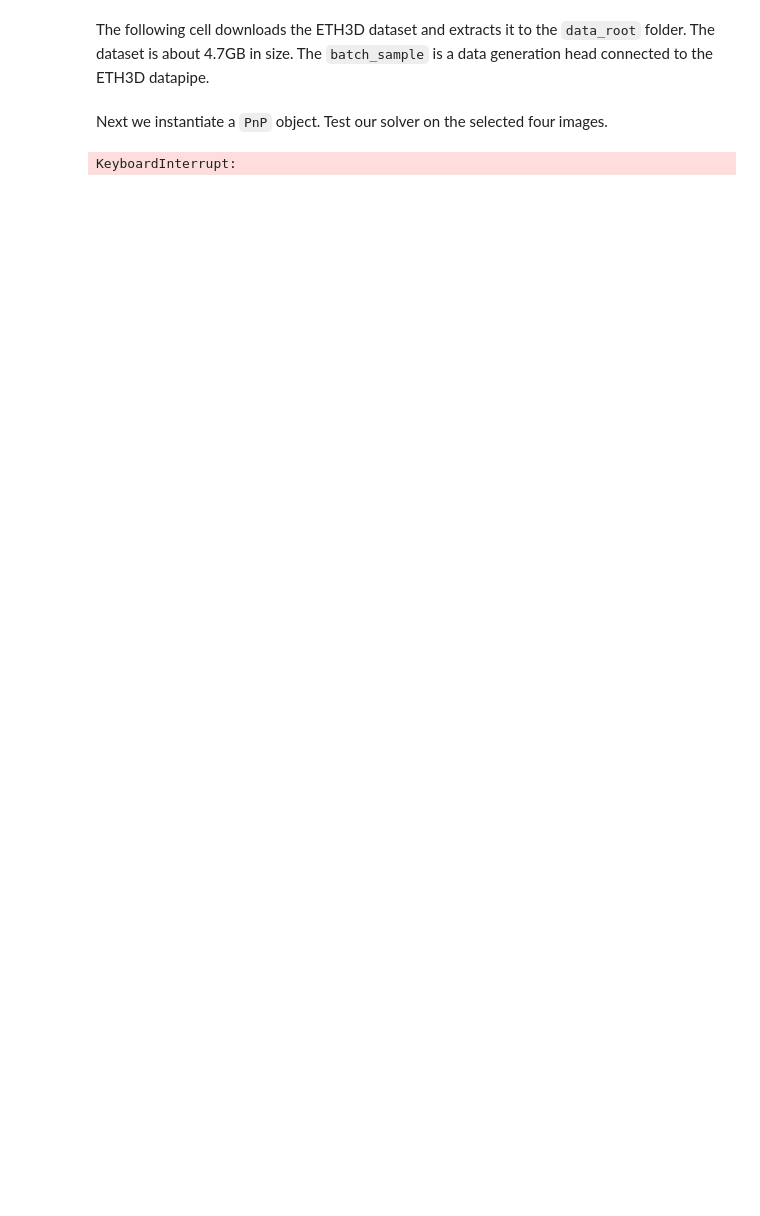
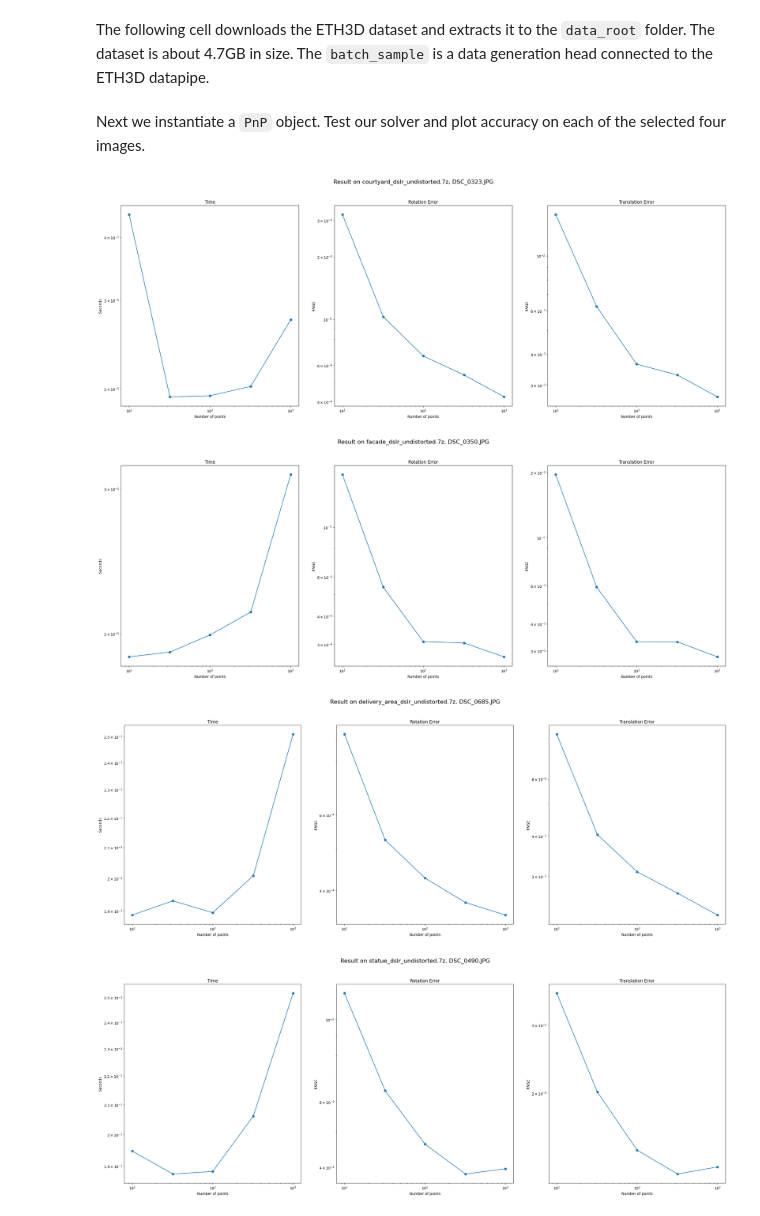
Before and after one commit to pypose/pypose, a Jupyter notebook: examples/module/pnp/pnp_with_eth3d.ipynb, the cells around one changed output. Saved outputs shown, nothing was run; the diff lists cells and outputs as text; code cells hidden in the pictures; blank space fills up the shorter version.

```diff
--- a/examples/module/pnp/pnp_with_eth3d.ipynb
+++ b/examples/module/pnp/pnp_with_eth3d.ipynb
@@ -29,19 +29,18 @@ scenes = [
 
 files = ['DSC_0323.JPG', 'DSC_0350.JPG', 'DSC_0685.JPG', 'DSC_0490.JPG']
 
-def batch_sample(num_points: int, batch_size: int,
-                 pixels: np.ndarray, point_ids: np.ndarray,
-                 point_dict: dict,):
+def sample(num_points: int, batch_size: int,
+           pixels: np.ndarray, point_ids: np.ndarray,
+           point_dict: dict,):
     visible = point_ids >= 0
-    total_visible = visible.sum()
     pixels = pixels[visible]
     point_ids = point_ids[visible]
 
     draw = np.random.choice(len(point_ids), (batch_size, num_points), replace=True)
     sampled_point_ids = point_ids[draw]
     sampled_pixels = pixels[draw]
-    # dtype is consistent with point
-    sampled_points = np.zeros((batch_size, num_points, 3), dtype=next(iter(point_dict.values()))[0].dtype)
+    sampled_points = np.zeros((batch_size, num_points, 3),
+                              dtype=next(iter(point_dict.values()))[0].dtype)
     for i in range(batch_size):
         sampled_points[i] = np.array([point_dict[key][0] for key in sampled_point_ids[i]])
 
@@ -52,60 +51,57 @@ img = load_pipe(download_pipe(data_root, scenes=scenes))
 for _ in img:
     pass
 # %% [markdown]
-Next we instantiate a `PnP` object. Test our solver on the selected four images.
+Next we instantiate a `PnP` object. Test our solver and plot accuracy on each of the selected four images.
 # %%
 import pypose as pp
 from time import perf_counter
-epnp = pp.module.EPnP()
+import matplotlib.pyplot as plt
 
-batch_size = 1000
-nums = [10, 100, 1000]
+solver = pp.module.EPnP()
+batch_size = 100
+nums = (10, 32, 100, 320, 1000)
 for scene, file in zip(scenes, files):
     r_error = []
     t_error = []
     time = []
+    img = load_pipe(download_pipe(data_root, scenes=[scene]))\
+        .filter(lambda x: file in x['jpg_name'])
     for num_points in nums:
-        # load data
-        img = load_pipe(download_pipe(data_root, scenes=[scene]))
-        img = img.map(partial(batch_sample, num_points, batch_size), input_col=('pixels', 'point_ids', 'point'), output_col='sample')
-        img = img.filter(lambda x: file in x['jpg_name'])
-
-        # evaluation
+        img = img.map(partial(sample, num_points, batch_size),
+                      input_col=('pixels', 'point_ids', 'point'), output_col='sample')
         for idx, i in enumerate(img):
             pixels, points = i['sample']
             groundtruth = i['pose']
             camera = i['camera'][i['camera_id']]
 
             points = torch.from_numpy(points).to(torch.float64)
             pixels = torch.from_numpy(pixels).to(points)
             camera = torch.from_numpy(camera).to(points)
 
             start = perf_counter()
-            pose = epnp(points, pixels, camera)
+            pose = solver(points, pixels, camera)
             end = perf_counter()
 
             time.append(end - start)
-            r_error.append(torch.norm(groundtruth.unsqueeze(0).rotation().matrix() -
+            r_error.append(torch.norm(groundtruth.rotation().matrix() -
                                       pose.rotation().matrix(), dim=(-1, -2)).pow(2).mean().sqrt())
-            t_error.append(torch.norm(groundtruth.unsqueeze(0).translation() -
+            t_error.append(torch.norm(groundtruth.translation() -
                                       pose.translation(), dim=-1).pow(2).mean().sqrt())
             assert idx == 0, "Only one image is expected"
-    # plot 3 subplots
-    import matplotlib.pyplot as plt
-    # all axis are in log scale
-    plt.figure(figsize=(30, 10))
-    plt.subplot(1, 3, 1)
-    plt.plot(nums, time, 'o-')
-    plt.ylabel('time')
-    plt.subplot(1, 3, 2)
-    plt.plot(nums, r_error, 'o-')
-    plt.ylabel('error')
-    plt.subplot(1, 3, 3)
-    plt.plot(nums, t_error, 'o-')
-    plt.ylabel('error')
-
-    plt.legend()
-    plt.title(f'EPnP with {file}')
-    plt.show()
+    ylabels = ['Seconds', 'RMSE', 'RMSE']
+    title = ['Time', 'Rotation Error', 'Translation Error']
+    fig, axs = plt.subplots(1, len(ylabels), figsize=(10 * len(title), 10))
+    for idx, item in enumerate([time, r_error, t_error]):
+        ax = axs[idx]
+        ax.plot(nums, item, 'o-')
+        ax.set_xscale('log')
+        ax.set_yscale('log')
+        ax.set_xlabel('Number of points')
+        ax.set_ylabel(ylabels[idx])
+        ax.set_title(title[idx])
+    fig.suptitle("Result on " + scene + ', ' + file, fontsize=16)
 # %% [output]
-KeyboardInterrupt:
+[figure, added]
+[figure, added]
+[figure, added]
+[figure, added]
```
Also changed, not shown: parts of 1 cell of this notebook, 1 other file.
